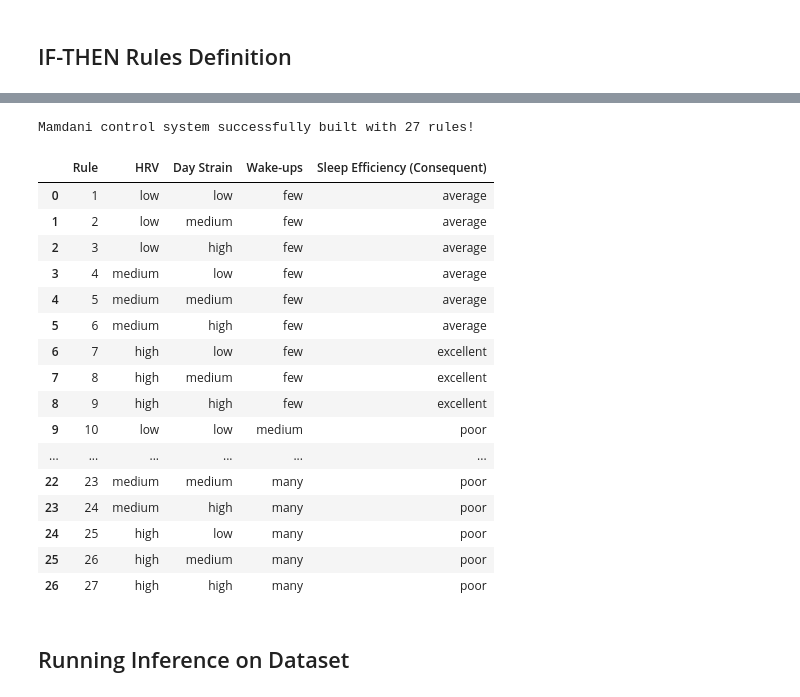
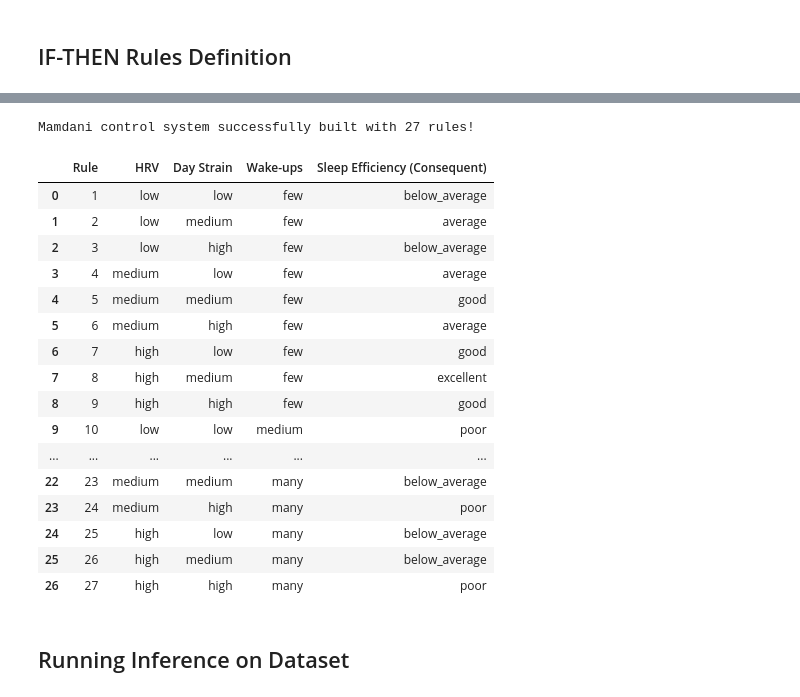
Before and after one commit to amiraaa83/Multi-Domain_Application_of_Mamdani_Fuzzy_Inference_Systems_for_Regression, a Jupyter notebook: notebooks/01_sleep_health.ipynb, the cells around one changed output, grey strips where cells are left out. Drawn from its saved outputs; the diff is of its cells as text; code cells hidden in the pictures.

```diff
--- a/notebooks/01_sleep_health.ipynb
+++ b/notebooks/01_sleep_health.ipynb
@@ -216,25 +193,22 @@ Mamdani control system successfully built with 27 rules!
 ant = fis.antecedents
 cons = fis.consequents
 
-# Biologically accurate 3D rule matrix sliced by Wake-ups
+# Biologically accurate 3D rule matrix (27 rules) with 5-term consequent
 rule_matrix = {
-    'few': {                  # 1st level key: Wake-ups
-        'low':    {           # 2nd level key: HRV
-            'low': 'average', # 3rd level key: Day Strain -> Consequent
-            'medium': 'average',
-            'high': 'average'},
-        'medium': {'low': 'average', 'medium': 'average', 'high': 'average'},
-        'high':   {'low': 'excellent', 'medium': 'excellent', 'high': 'excellent'}
+    'few': {
+        'low':    {'low': 'below_average', 'medium': 'average',       'high': 'below_average'},
+        'medium': {'low': 'average',       'medium': 'good',          'high': 'average'},
+        'high':   {'low': 'good',          'medium': 'excellent',     'high': 'good'}
     },
     'medium': {
-        'low':    {'low': 'poor',    'medium': 'poor',    'high': 'poor'},
-        'medium': {'low': 'average', 'medium': 'average', 'high': 'poor'},
-        'high':   {'low': 'average', 'medium': 'average', 'high': 'average'}
+        'low':    {'low': 'poor',          'medium': 'below_average', 'high': 'poor'},
+        'medium': {'low': 'below_average', 'medium': 'average',       'high': 'below_average'},
+        'high':   {'low': 'average',       'medium': 'good',          'high': 'average'}
     },
     'many': {
-        'low':    {'low': 'poor',    'medium': 'poor',    'high': 'poor'},
-        'medium': {'low': 'poor',    'medium': 'poor',    'high': 'poor'},
-        'high':   {'low': 'poor',    'medium': 'poor',    'high': 'poor'}
+        'low':    {'low': 'poor',          'medium': 'poor',          'high': 'poor'},
+        'medium': {'low': 'poor',          'medium': 'below_average', 'high': 'poor'},
+        'high':   {'low': 'below_average', 'medium': 'below_average', 'high': 'poor'}
     }
 }
 
@@ -247,53 +221,48 @@ for wake_level, hrv_dict in rule_matrix.items():
     for hrv_level, strain_dict in hrv_dict.items():
         for strain_level, outcome in strain_dict.items():
             # Create and store the actual rule object for the code
             rule = Rule(
                 ant['hrv'][hrv_level] & ant['day_strain'][strain_level] & ant['wake_ups'][wake_level],
                 cons['sleep_efficiency'][outcome]
             )
             rules.append(rule)
 
             # Collect data for the dataframe
             table_data.append({
                 "Rule": rule_count,
                 "HRV": hrv_level,
                 "Day Strain": strain_level,
                 "Wake-ups": wake_level,
                 "Sleep Efficiency (Consequent)": outcome
             })
             rule_count += 1
 
 df = pd.DataFrame(table_data)
-# Permite afișarea tuturor rândurilor în tabelul interactiv
 pd.set_option('display.max_rows', None)
-
-# Copies the table to clipboard for word! -> select text -> insert table -> convert text to table -> separate text at Tabs
-# df.to_clipboard(index=False, sep='\t')
 
 # Build control system with all 27 rules
 fis.build_system(rules)
 print(f"Mamdani control system successfully built with {len(rules)} rules!")
 
-# Afișează tabelul interactiv complet (fără print)
 df
 # %% [output]
 Mamdani control system successfully built with 27 rules!
 |  | Rule | HRV | Day Strain | Wake-ups | Sleep Efficiency (Consequent) |
-| 0 | 1 | low | low | few | average |
+| 0 | 1 | low | low | few | below_average |
 | 1 | 2 | low | medium | few | average |
-| 2 | 3 | low | high | few | average |
+| 2 | 3 | low | high | few | below_average |
 | 3 | 4 | medium | low | few | average |
-| 4 | 5 | medium | medium | few | average |
+| 4 | 5 | medium | medium | few | good |
 | 5 | 6 | medium | high | few | average |
-| 6 | 7 | high | low | few | excellent |
+| 6 | 7 | high | low | few | good |
 | 7 | 8 | high | medium | few | excellent |
-| 8 | 9 | high | high | few | excellent |
+| 8 | 9 | high | high | few | good |
 | 9 | 10 | low | low | medium | poor |
 | ... | ... | ... | ... | ... | ... |
-| 22 | 23 | medium | medium | many | poor |
+| 22 | 23 | medium | medium | many | below_average |
 | 23 | 24 | medium | high | many | poor |
-| 24 | 25 | high | low | many | poor |
-| 25 | 26 | high | medium | many | poor |
+| 24 | 25 | high | low | many | below_average |
+| 25 | 26 | high | medium | many | below_average |
 | 26 | 27 | high | high | many | poor |
 # %% [markdown]
 ## Running Inference on Dataset
```
Also changed, not shown: parts of 5 cells of this notebook.
